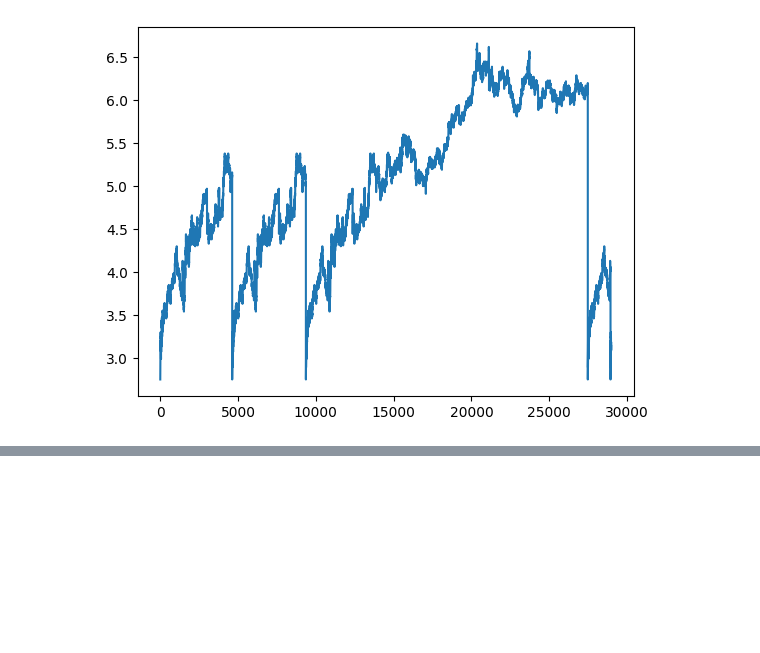
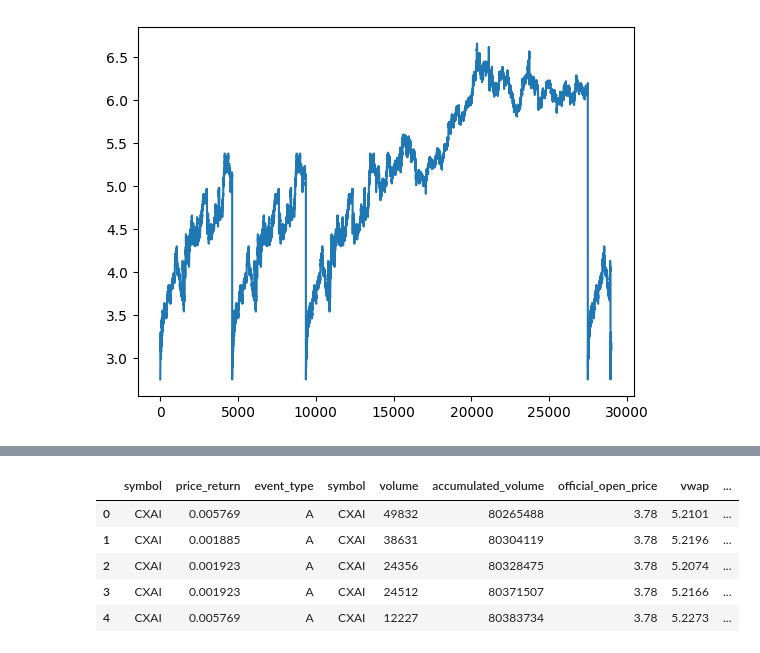
Before and after one commit to maheshpeiris0/Random-Python-Work, a Jupyter notebook: 2024/April/1-April-2024/return-check.ipynb, the cells around one changed output, grey strips where cells are left out. Cells and saved outputs as stored; diff of their text form; code cells hidden in the pictures; blank space fills up the shorter version.

```diff
--- a/2024/April/1-April-2024/return-check.ipynb
+++ b/2024/April/1-April-2024/return-check.ipynb
@@ -17,3 +17,5 @@ df['close'].plot()
 # %% [output]
 <Axes: >
 [figure]
+# %%
+dataset = pd.read_json('/workspaces/Random-Python-Work/2024/April/1-April-2024/my-buying_ticker-CXAI.json',lines=True)
@@ -19,0 +31,13 @@ df['close'].plot()
+# %%
+results_df=pd.concat([dataset,pd.json_normalize(dataset['original_data'])],axis=1)
+# %%
+results_df.drop('original_data',axis=1,inplace=True)
+# %%
+results_df.head()
+# %% [output]
+|  | symbol | price_return | event_type | symbol | volume | accumulated_volume | official_open_price | vwap | ... |
+| 0 | CXAI | 0.005769 | A | CXAI | 49832 | 80265488 | 3.78 | 5.2101 | ... |
+| 1 | CXAI | 0.001885 | A | CXAI | 38631 | 80304119 | 3.78 | 5.2196 | ... |
+| 2 | CXAI | 0.001923 | A | CXAI | 24356 | 80328475 | 3.78 | 5.2074 | ... |
+| 3 | CXAI | 0.001923 | A | CXAI | 24512 | 80371507 | 3.78 | 5.2166 | ... |
+| 4 | CXAI | 0.005769 | A | CXAI | 12227 | 80383734 | 3.78 | 5.2273 | ... |
```
Also changed, not shown: parts of 1 cell of this notebook, 1 other file.
